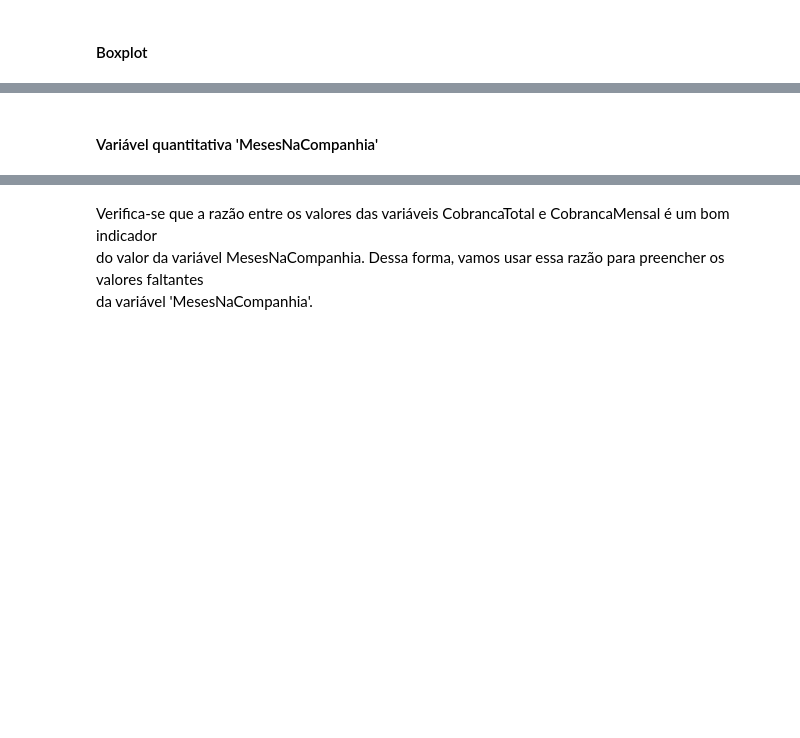
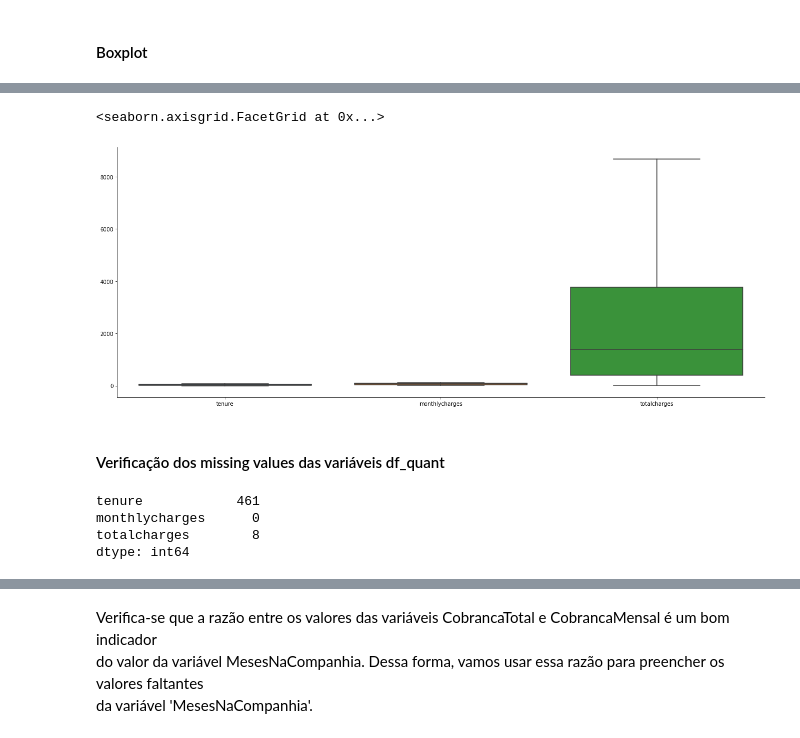
Before and after one commit to Hayltons/DSWP, a Jupyter notebook: Notebooks/Churn_Kaggle_hs_v1.ipynb, the cells around one changed output, grey strips where cells are left out. Saved outputs shown, nothing was run; the diff lists cells and outputs as text; code cells hidden in the pictures; blank space fills up the shorter version.

```diff
--- a/Notebooks/Churn_Kaggle_hs_v1.ipynb
+++ b/Notebooks/Churn_Kaggle_hs_v1.ipynb
@@ -236,2 +229,0 @@ quantitativas[['CobrancaTotal_2']].isnull().any()
-# %% [markdown]
-#### Variável quantitativa 'MesesNaCompanhia'
@@ -243,0 +230,17 @@ quantitativas['DiferencapercRazaoCobrTotMensal'] = (quantitativas['MesesNaCompan
+# %%
+sns.catplot(data=df_quant,
+              kind='box',
+              height=7,
+              aspect=2.5)
+# %% [output]
+<seaborn.axisgrid.FacetGrid at 0x...>
+[figure, added]
+# %% [markdown]
+#### Verificação dos missing values das variáveis df_quant
+# %%
+df_quant.isnull().sum()
+# %% [output]
+tenure            461
+monthlycharges      0
+totalcharges        8
+dtype: int64
```
Also changed, not shown: parts of 84 cells of this notebook.
